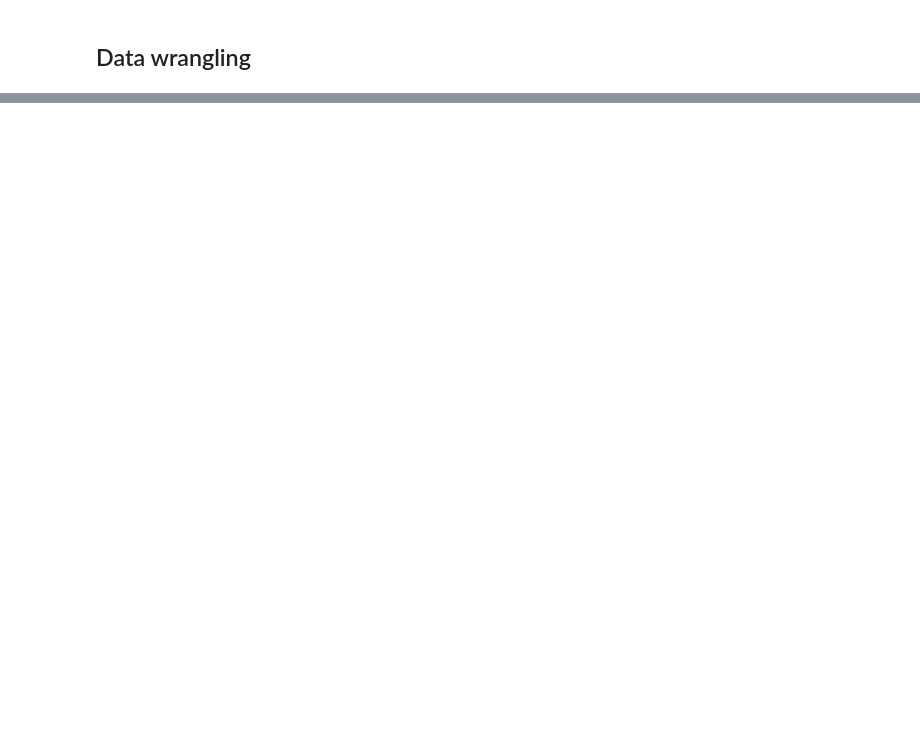
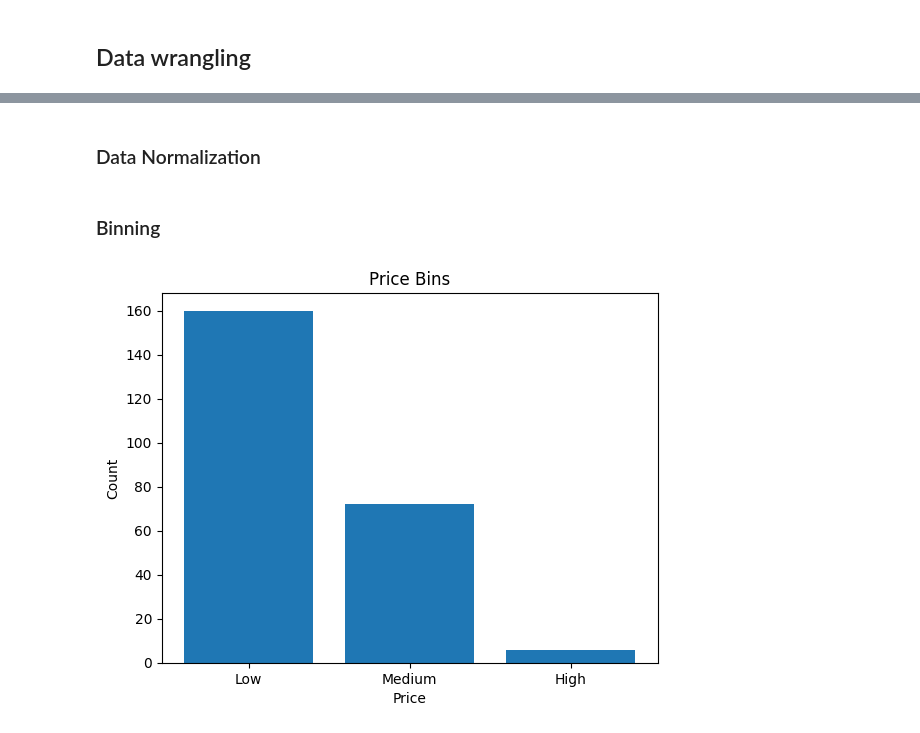
Before and after one commit to schonsnatan/Data-Analysis-Laptops, a Jupyter notebook: project.ipynb, the cells around one changed output, grey strips where cells are left out. Drawn from its saved outputs; the diff is of its cells as text; code cells hidden in the pictures; blank space fills up the shorter version.

Commit message:
data wrangling

```diff
--- a/project.ipynb
+++ b/project.ipynb
@@ -26,0 +162,5 @@ df.info()
+# %%
+df.Weight_kg = df.Weight_kg.astype('float')
+df.Screen_Size_cm = df.Screen_Size_cm.astype('float')
+
+df.dtypes
@@ -26,0 +184,7 @@ df.info()
+# %%
+df['Weight_kg'] = df['Weight_kg'] * 2.205
+df.rename(columns={"Weight_kg": "Weight_pounds"}, inplace=True)
+
+df['Screen_Size_cm'] = df['Screen_Size_cm'] / 2.54
+df.rename(columns={"Screen_Size_cm": "Screen_Size_inch"}, inplace=True)
+df.head()
@@ -26,0 +198,18 @@ df.info()
+# %% [markdown]
+### Data Normalization
+# %%
+#Simple Featue Scaling
+df['CPU_frequency'] = df['CPU_frequency'] / df['CPU_frequency'].max()
+# %% [markdown]
+### Binning
+# %%
+bins = np.linspace(min(df['Price']),max(df['Price']),4)
+attributes = ['Low','Medium','High']
+df['Price-binned'] = pd.cut(df['Price'],bins,labels=attributes, include_lowest=True)
+# %%
+plt.bar(attributes, df["Price-binned"].value_counts())
+plt.xlabel("Price")
+plt.ylabel("count")
+plt.title("Price bins")
+# %% [output]
+[figure, added]
```
Also changed, not shown: parts of 22 cells of this notebook, 1 other file.
